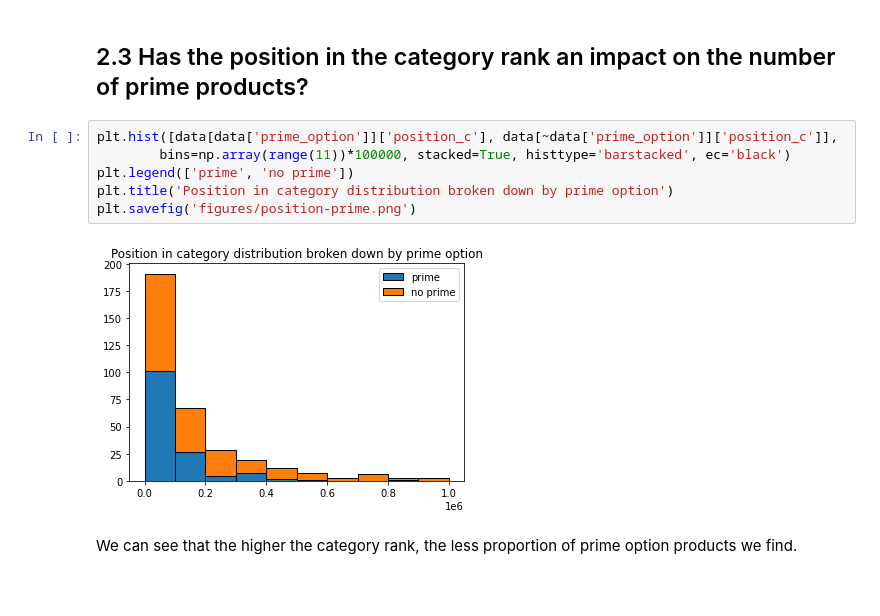
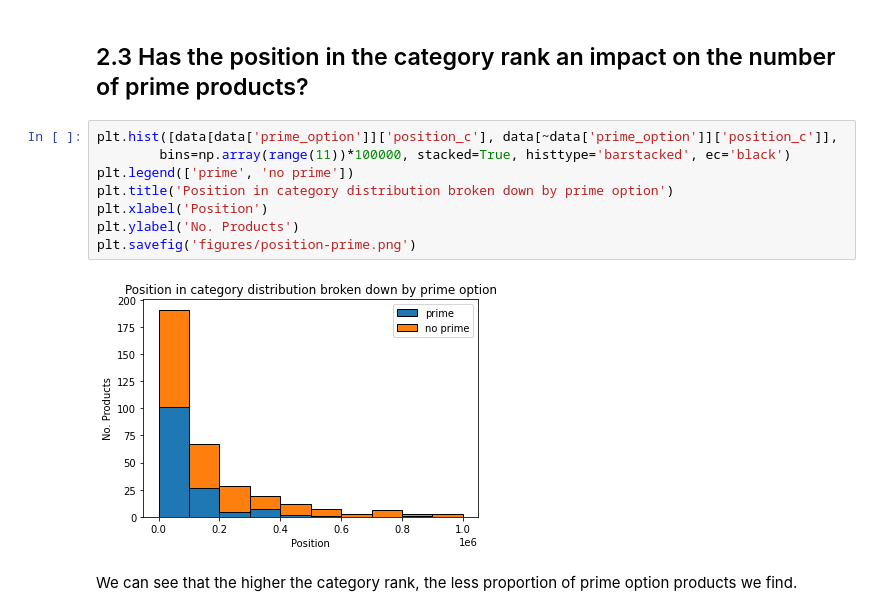
Before and after one commit to danielp2797/Amazon-Prime-Classification-Model, a Jupyter notebook: notebooks/2-exploratoy-analsys.ipynb, the cells around one changed output. Saved outputs shown, nothing was run; the diff lists cells and outputs as text; blank space fills up the shorter version.

```diff
--- a/notebooks/2-exploratoy-analsys.ipynb
+++ b/notebooks/2-exploratoy-analsys.ipynb
@@ -168,11 +170,13 @@ And we should reject the hypothesis of independence and accept that the number o
 # %%
 plt.hist([data[data['prime_option']]['position_c'], data[~data['prime_option']]['position_c']],
         bins=np.array(range(11))*100000, stacked=True, histtype='barstacked', ec='black')
 plt.legend(['prime', 'no prime'])
 plt.title('Position in category distribution broken down by prime option')
+plt.xlabel('Position')
+plt.ylabel('No. Products')
 plt.savefig('figures/position-prime.png')
 # %% [output]
-[figure, old version]
+[figure, new version]
 # %% [markdown]
 We can see that the higher the category rank, the less proportion of prime option products we find.
 # %% [markdown]
```
Also changed, not shown: parts of 2 cells of this notebook, 1 other file.
